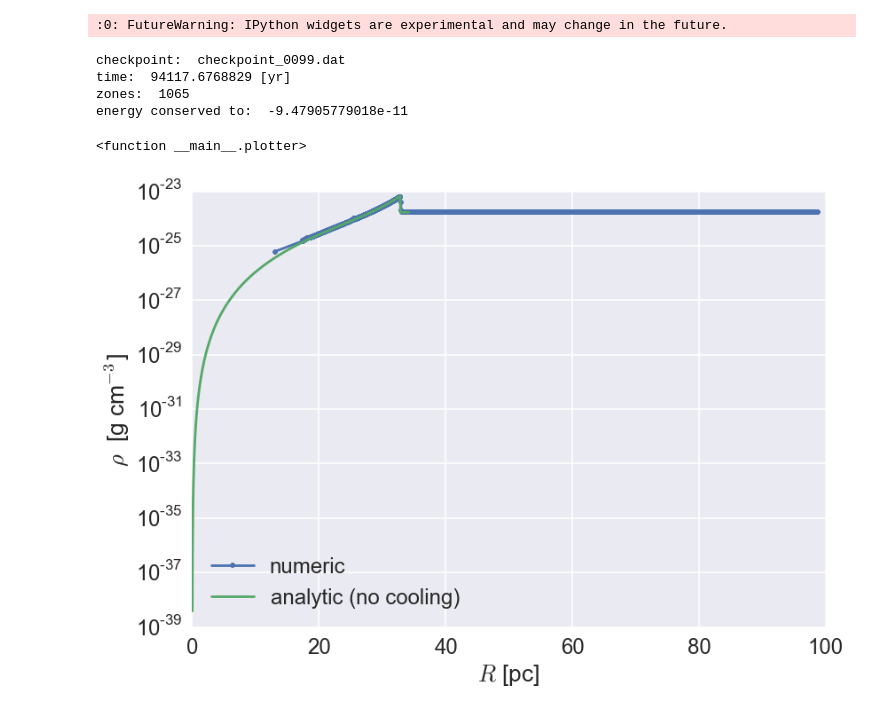
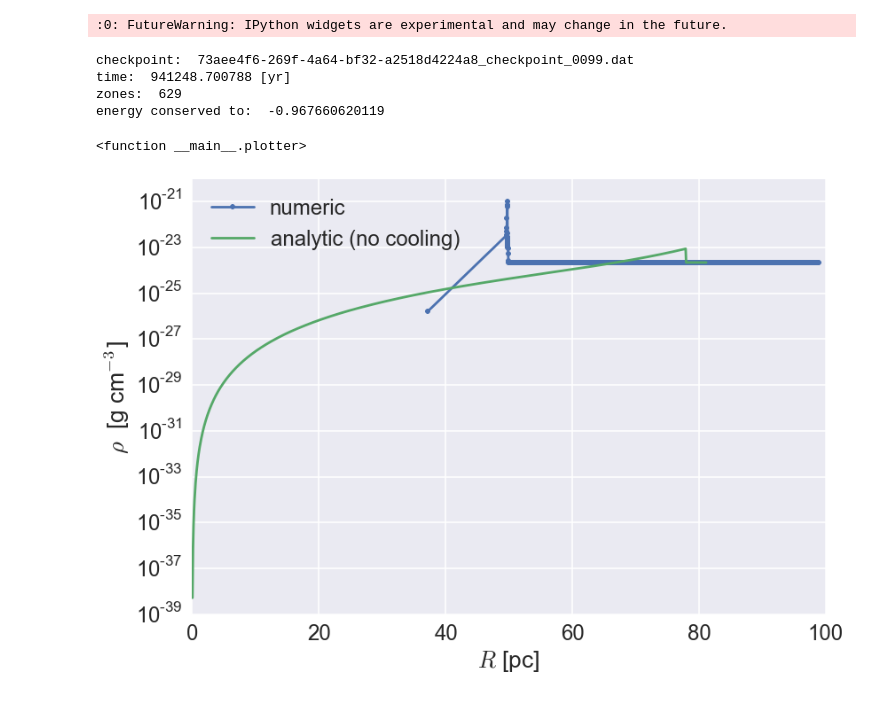
Before and after one commit to egentry/clustered_SNe, a Jupyter notebook: visualize.ipynb, the cells around one changed output. Cells and saved outputs as stored; diff of their text form; code cells hidden in the pictures.

```diff
--- a/visualize.ipynb
+++ b/visualize.ipynb
@@ -37,11 +37,16 @@ data_dir = ''
 # data_dir = 'saved_runs/riemann/BC_new/hydro/1e5yr/'
 # data_dir = 'saved_runs/riemann/BC_new/hydro_with_cooling/1e5yr/'
 
+id = "73ae" # you don't need the full uuid, just enough to distinguish it
 
-checkpoint_filenames = glob.glob(data_dir + "checkpoint_*.dat")
+checkpoint_filenames = glob.glob(data_dir + id + "*checkpoint_*.dat")
 # if os.path.exists(data_dir + "output.dat"):
 #     checkpoint_filenames.append(data_dir + "output.dat")
 num_checkpoints = len(checkpoint_filenames)
+if id is not "":
+    basename = os.path.basename(checkpoint_filenames[0])
+    id = basename.split("checkpoint")[0]
+checkpoint_filenames = sorted(checkpoint_filenames)
 
 times = np.empty(num_checkpoints)
 for k, checkpoint_filename in enumerate(checkpoint_filenames):
@@ -51,8 +56,9 @@ for k, checkpoint_filename in enumerate(checkpoint_filenames):
     f.close()
 
 
-if os.path.exists(data_dir + "overview.dat"):
-    f = open(data_dir + "overview.dat", "r")
+overview_filename = data_dir + id + "overview.dat"
+if os.path.exists(overview_filename):
+    f = open(overview_filename, "r")
     line = f.readline()
     metallicity = float(line.split()[1])
 
@@ -66,6 +72,7 @@ else:
     metallicity = .02
     background_density = m_proton
     background_temperature = 1e4
+    print("Using defaults")
 
 def calculate_mean_molecular_weight(X,Y,Z):
     mu = (2*X + .75*Y + .5*Z)**-1
@@ -171,38 +178,38 @@ def plotter(y_axis_variable = "Density",
     if with_Sedov is True:
         sedov_cols = ["Radius", "Velocity", "Density", "Temperature", "C_ad", "Energy", "Pressure", "Entropy", "Mass"]
         if y_axis_variable in sedov_cols:
             sedov = dimensionalize_sedov.main(time, metallicity=metallicity,
                                                     background_density=background_density,
                                                     background_temperature=background_temperature)
             sedov = np.array(sedov).transpose()
             df_sedov = pd.DataFrame.from_records(sedov,
                                                  columns=sedov_cols)
             df_sedov.Radius /= pc
             df_sedov.Mass /= M_solar
             df_sedov["M_int"] = df_sedov.Mass.cumsum()
 
             plt.plot(df_sedov[x_axis_variable], df_sedov[y_axis_variable], label="analytic (no cooling)")
 
     plt.xlabel(label_dict[x_axis_variable])
     plt.ylabel(label_dict[y_axis_variable])
     plt.yscale("log")
     plt.legend(loc="best")
 
 
 
 
 interact(plotter,
         outer_limit_log = (-1., 2.),
         checkpoint_index=(0, num_checkpoints-1),
         y_axis_variable = cols_plot,
         Radius_as_x_axis = True)
 # %% [output]
-checkpoint:  checkpoint_0099.dat
-time:  94117.6768829 [yr]
-zones:  1065
-energy conserved to:  -9.47905779018e-11
+checkpoint:  73aee4f6-269f-4a64-bf32-a2518d4224a8_checkpoint_0099.dat
+time:  941248.700788 [yr]
+zones:  629
+energy conserved to:  -0.967660620119
 <function __main__.plotter>
-[figure, old version]
+[figure, new version]
 # %%
 plt.plot(zones)
 plt.ylim(ymin=0)
```
Also changed, not shown: parts of 2 cells of this notebook, 27 other files.
